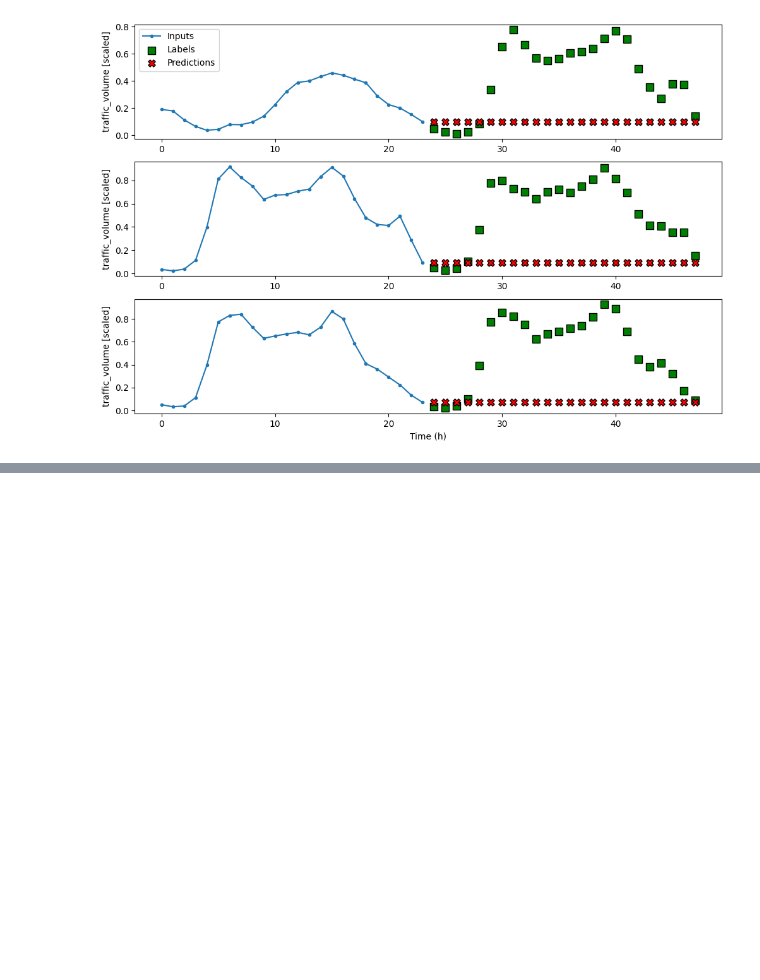
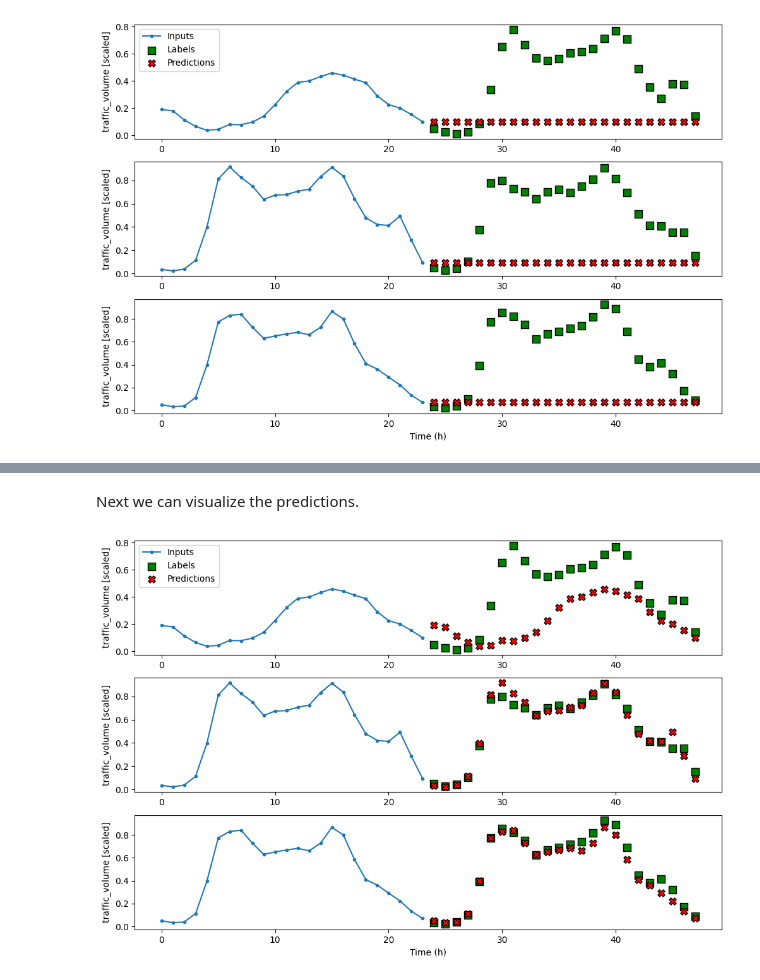
Before and after one commit to xbadiam/Forecasting, a Jupyter notebook: notebooks/02_Implementing_DataWIndow.ipynb, the cells around one changed output, grey strips where cells are left out. Cells and saved outputs as stored; diff of their text form; code cells hidden in the pictures; blank space fills up the shorter version.

Commit message:
fin multi-step

```diff
--- a/notebooks/02_Implementing_DataWIndow.ipynb
+++ b/notebooks/02_Implementing_DataWIndow.ipynb
@@ -312,0 +325,9 @@ Predicting the last known value for the next 24 timesteps. We can see that the p
+# %%
+class RepeatBaseline(Model):
+    def __init__(self, label_index=None):
+        super().__init__()
+        self.label_index = label_index
+
+    def call(self, inputs):
+        # Return the input sequence for the given target column.
+        return inputs[:, :, self.label_index:]
@@ -312,0 +336,8 @@ Predicting the last known value for the next 24 timesteps. We can see that the p
+# %%
+ms_baseline_repeat = RepeatBaseline(label_index=column_indices['traffic_volume'])
+
+ms_baseline_repeat.compile(loss=MeanSquaredError(), metrics=[MeanAbsoluteError()])
+
+ms_val_performance['Baseline - Repeat'] = ms_baseline_repeat.evaluate(multi_window.val)
+
+ms_performance['Baseline - Repeat'] = ms_baseline_repeat.evaluate(multi_window.test, verbose=0)
@@ -312,0 +346,6 @@ Predicting the last known value for the next 24 timesteps. We can see that the p
+# %% [markdown]
+Next we can visualize the predictions.
+# %%
+multi_window.plot(ms_baseline_repeat)
+# %% [output]
+[figure, added]
```
Also changed, not shown: parts of 8 cells of this notebook.
